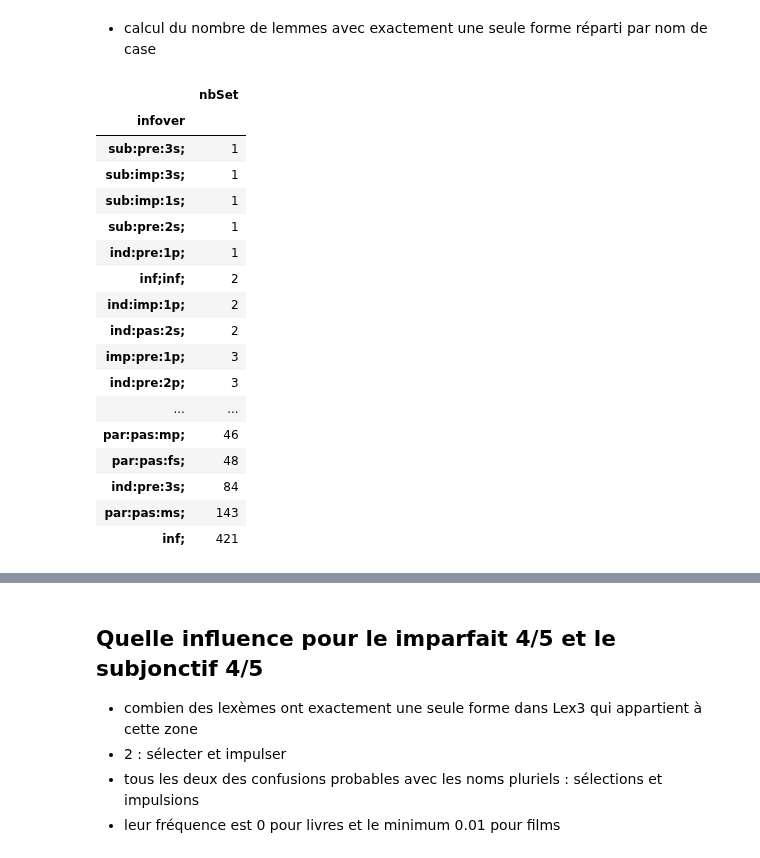
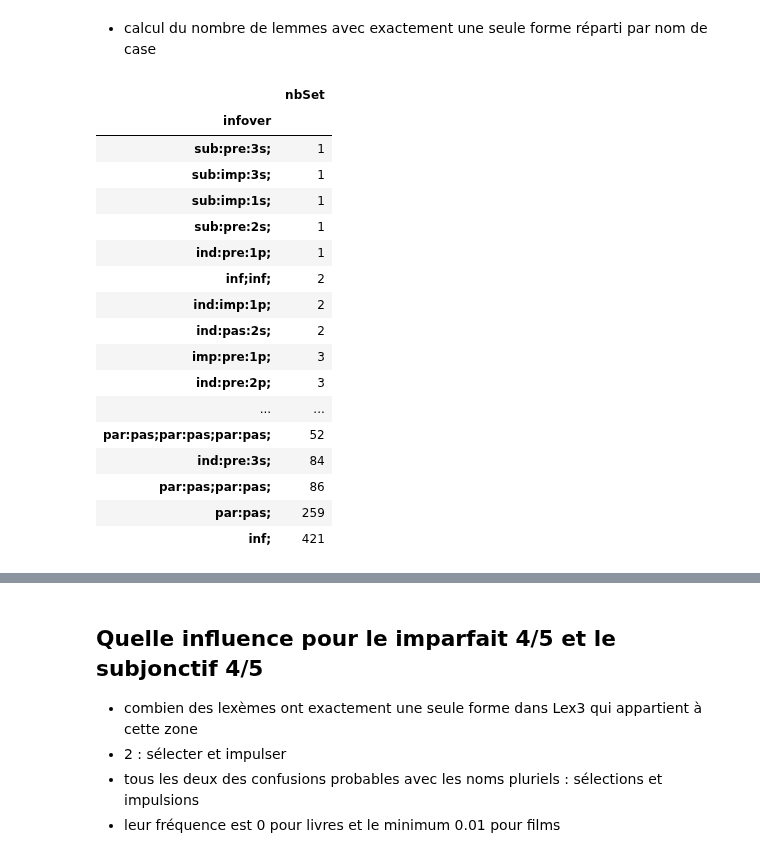
Before and after one commit to gboye/SWIM, a Jupyter notebook: SampleManagement/Lexique3-IMM18.ipynb, the cells around one changed output, grey strips where cells are left out. Cells and saved outputs as stored; diff of their text form; code cells hidden in the pictures.

```diff
--- a/SampleManagement/Lexique3-IMM18.ipynb
+++ b/SampleManagement/Lexique3-IMM18.ipynb
@@ -250,23 +264,25 @@ flemme.sort_values("nbSet")
 # %% [markdown]
 - calcul du nombre de lemmes avec exactement une seule forme réparti par nom de case
 # %%
-flemme[(flemme["nbSet"]==1)].groupby(by="infover").count().sort_values("nbSet")
+isolatedForms=flemme[(flemme["nbSet"]==1)].groupby(by="infover").count().sort_values("nbSet")
-# %% [output]
-|  | nbSet |
-| infover |  |
-| sub:pre:3s; | 1 |
-| sub:imp:3s; | 1 |
-| sub:imp:1s; | 1 |
-| sub:pre:2s; | 1 |
-| ind:pre:1p; | 1 |
-| inf;inf; | 2 |
-| ind:imp:1p; | 2 |
-| ind:pas:2s; | 2 |
-| imp:pre:1p; | 3 |
-| ind:pre:2p; | 3 |
-| ... | ... |
-| par:pas:mp; | 46 |
-| par:pas:fs; | 48 |
-| ind:pre:3s; | 84 |
-| par:pas:ms; | 143 |
-| inf; | 421 |
+# %%
+isolatedForms
+# %% [output]
+|  | nbSet |
+| infover |  |
+| sub:pre:3s; | 1 |
+| sub:imp:3s; | 1 |
+| sub:imp:1s; | 1 |
+| sub:pre:2s; | 1 |
+| ind:pre:1p; | 1 |
+| inf;inf; | 2 |
+| ind:imp:1p; | 2 |
+| ind:pas:2s; | 2 |
+| imp:pre:1p; | 3 |
+| ind:pre:2p; | 3 |
+| ... | ... |
+| par:pas;par:pas;par:pas; | 52 |
+| ind:pre:3s; | 84 |
+| par:pas;par:pas; | 86 |
+| par:pas; | 259 |
+| inf; | 421 |
```
Also changed, not shown: parts of 43 cells of this notebook, 4 other files.
